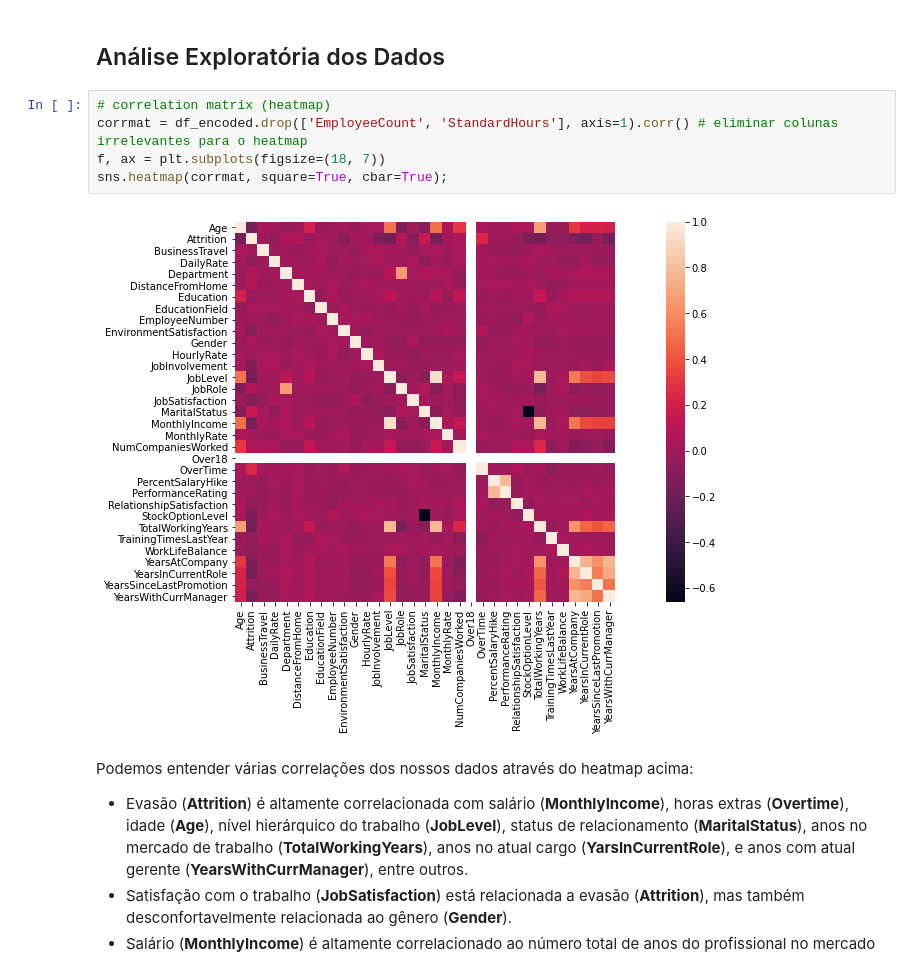
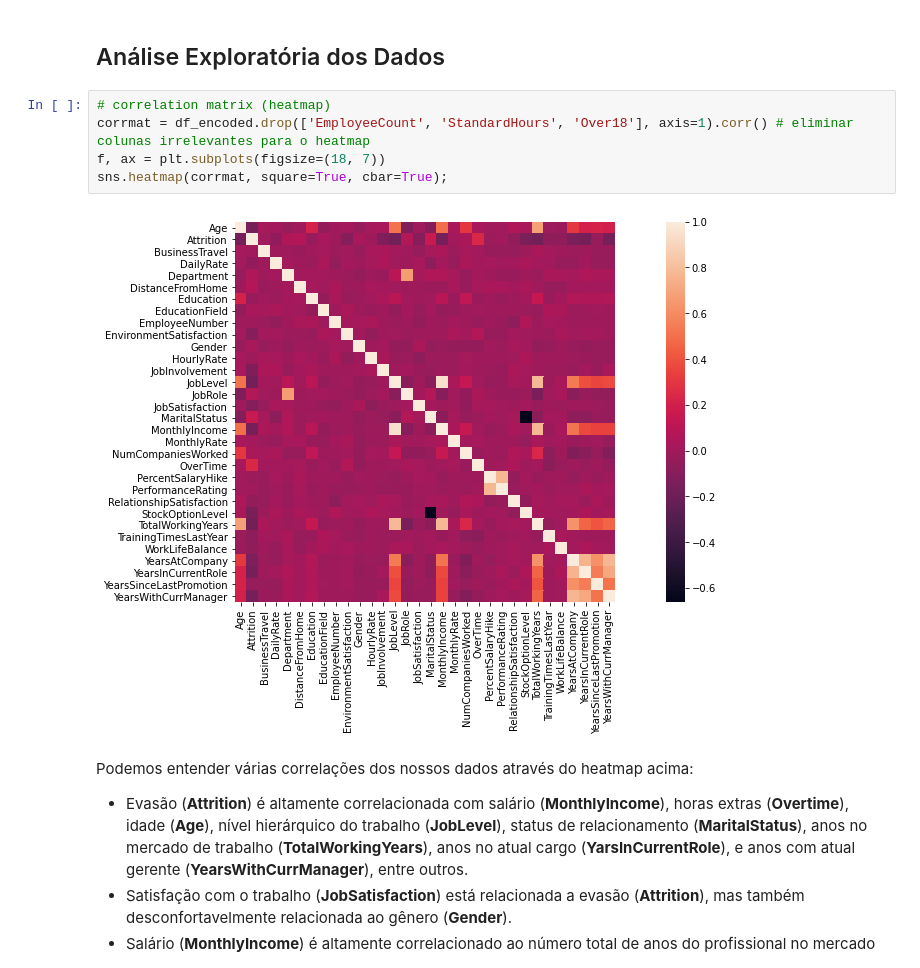
Before and after one commit to pedroafleite/attrition, a Jupyter notebook: attrition.ipynb, the cells around one changed output. Cells and saved outputs as stored; diff of their text form.

```diff
--- a/attrition.ipynb
+++ b/attrition.ipynb
@@ -134,11 +134,11 @@ Outras variáveis quantitativas representadas por poucos valores integrais tamb
 ## Análise Exploratória dos Dados
 # %%
 # correlation matrix (heatmap)
-corrmat = df_encoded.drop(['EmployeeCount', 'StandardHours'], axis=1).corr() # eliminar colunas irrelevantes para o heatmap
+corrmat = df_encoded.drop(['EmployeeCount', 'StandardHours', 'Over18'], axis=1).corr() # eliminar colunas irrelevantes para o heatmap
 f, ax = plt.subplots(figsize=(18, 7))
 sns.heatmap(corrmat, square=True, cbar=True);
 # %% [output]
-[figure, old version]
+[figure, new version]
 # %% [markdown]
 Podemos entender várias correlações dos nossos dados através do heatmap acima:
 
```
Also changed, not shown: parts of 1 cell of this notebook.
